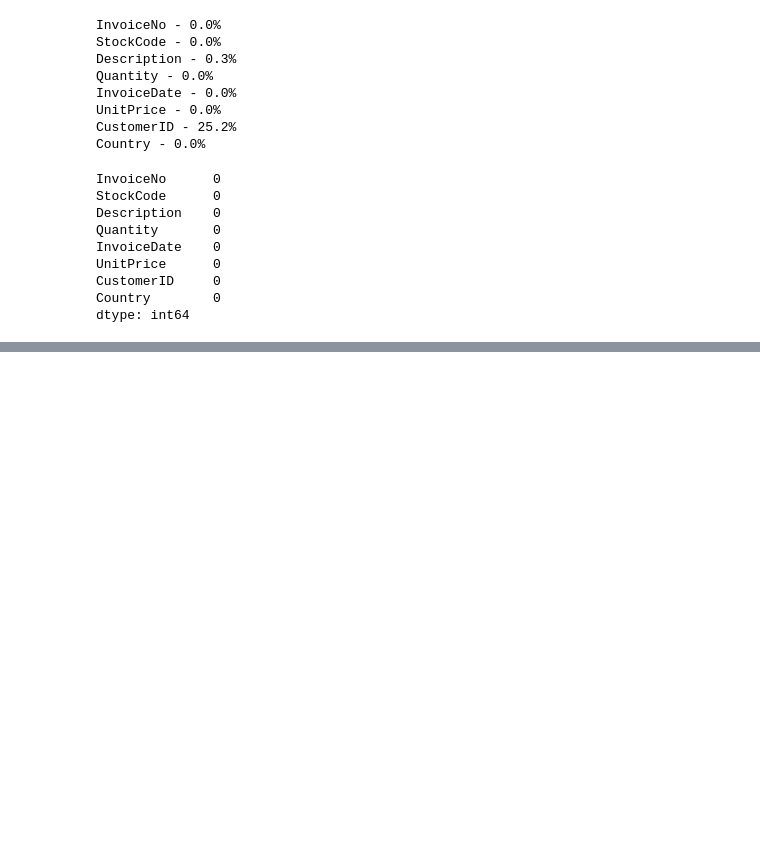
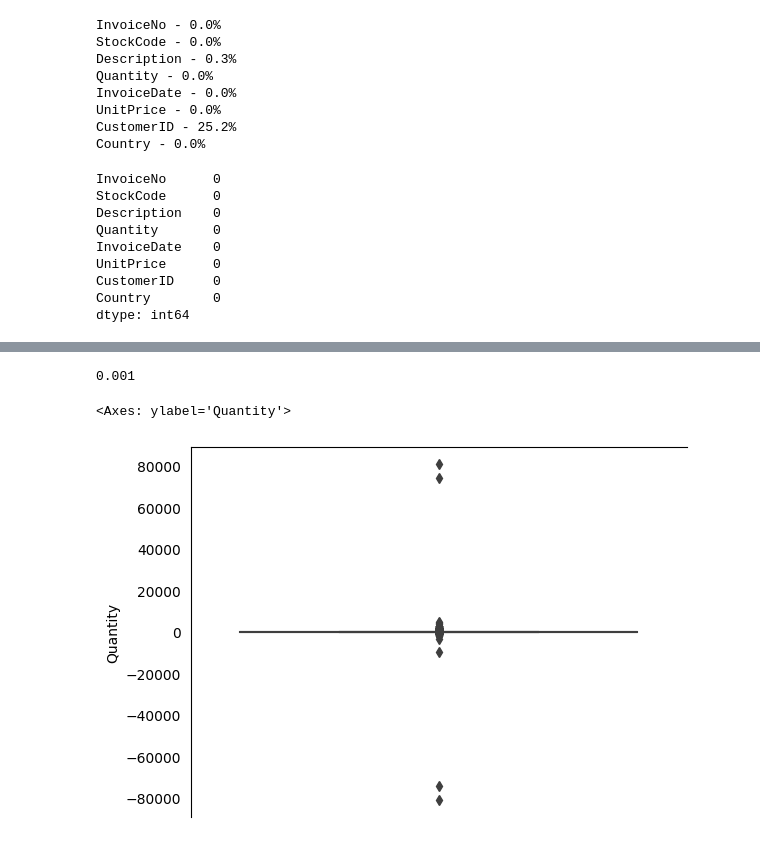
Before and after one commit to girish-kumar-l/data-analytics, a Jupyter notebook: E_commerce.ipynb, the cells around one changed output, grey strips where cells are left out. Cells and saved outputs as stored; diff of their text form; code cells hidden in the pictures; blank space fills up the shorter version.

```diff
--- a/E_commerce.ipynb
+++ b/E_commerce.ipynb
@@ -118,0 +140,17 @@ data['Total'] = data['Quantity']*data['UnitPrice']
+# %%
+#These are adjustments to bad debts. So these are not products
+mask = data['Description'].str.contains('debt', case=False)
+data = data[~mask] # Invert mask and use boolean indexing to filter out these bad debt adjustment rows
+data = data[data['UnitPrice']>0] #filtering our data
+
+
+#let's cross check once
+data['UnitPrice'].min()
+# %% [output]
+0.001
+# %%
+#check on quantity
+sns.boxplot( y= 'Quantity' ,data =data)
+# %% [output]
+<Axes: ylabel='Quantity'>
+[figure, added]
```
Also changed, not shown: parts of 14 cells of this notebook.
